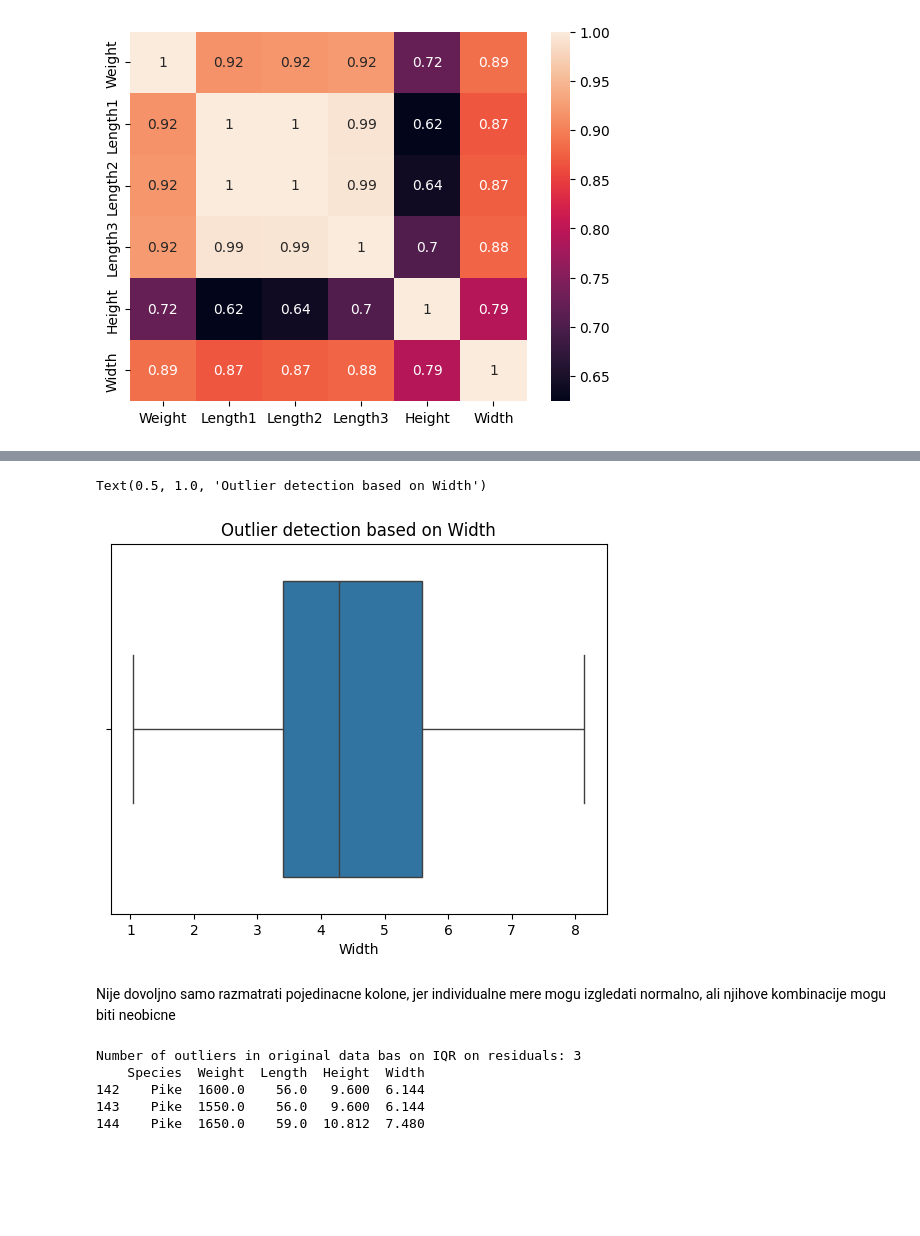
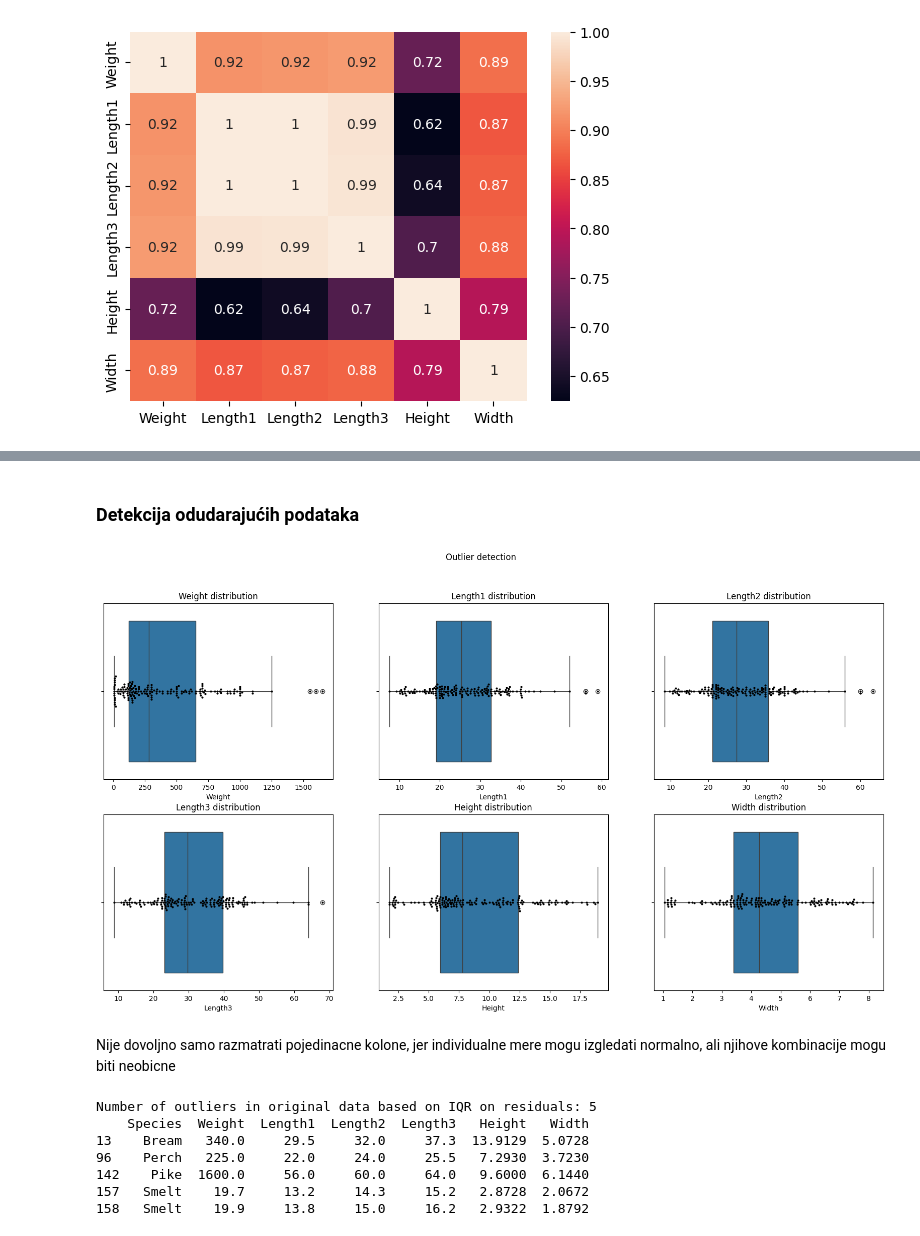
Before and after one commit to AnjaCvetkovic25/huber-vs-repeated-median, a Jupyter notebook: main.ipynb, the cells around one changed output, grey strips where cells are left out. Drawn from its saved outputs; the diff is of its cells as text; code cells hidden in the pictures; blank space fills up the shorter version.

```diff
--- a/main.ipynb
+++ b/main.ipynb
@@ -128,9 +103,17 @@ Text(0.5, 1.0, 'Outlier detection based on Height')
-# %%
-sns.boxplot(x = data['Width'])
-plt.title("Outlier detection based on Width")
-# %% [output]
-Text(0.5, 1.0, 'Outlier detection based on Width')
-[figure, removed]
+# %% [markdown]
+### Detekcija odudarajućih podataka
+# %%
+plt.figure(figsize = (20, 10))
+
+for i, j in enumerate(data.select_dtypes(include = "number").columns.to_list()):
+        plt.subplot(2, 3, i + 1)
+        sns.boxplot(data = data, x = j)
+        sns.swarmplot(data = data, x = j, color = "k", size = 3)
+        plt.title(f"{j} distribution")
+plt.suptitle("Outlier detection")
+plt.show()
+# %% [output]
+[figure, added]
 # %% [markdown]
 Nije dovoljno samo razmatrati pojedinacne kolone, jer individualne mere mogu izgledati normalno, ali njihove kombinacije mogu biti neobicne
 # %%
@@ -144,8 +126,10 @@ def outlier_detection(residuals):
     upper_bound = Q3 + 1.5 * IQR
     return [(residuals < lower_bound) | (residuals > upper_bound), lower_bound, upper_bound]
 # %%
-X = data[["Length", "Width", "Height"]]
-y = data["Weight"]
+#X = data[["Length", "Width", "Height"]]
+X = np.log(data[["Length1","Length2","Length3", "Width", "Height"]])
+#y = data["Weight"]
+y = np.log(data["Weight"])
 model = LinearRegression()
 model.fit(X, y)
 
@@ -157,11 +141,13 @@ outlier_mask, lower_bound, upper_bound = outlier_detection(residuals)
 
 outliers = data[outlier_mask]
 
-print("Number of outliers in original data bas on IQR on residuals:", len(outliers))
+print("Number of outliers in original data based on IQR on residuals:", len(outliers))
 print(outliers)
 # %% [output]
-Number of outliers in original data bas on IQR on residuals: 3
-    Species  Weight  Length  Height  Width
-142    Pike  1600.0    56.0   9.600  6.144
-143    Pike  1550.0    56.0   9.600  6.144
-144    Pike  1650.0    59.0  10.812  7.480
+Number of outliers in original data based on IQR on residuals: 5
+    Species  Weight  Length1  Length2  Length3   Height   Width
+13    Bream   340.0     29.5     32.0     37.3  13.9129  5.0728
+96    Perch   225.0     22.0     24.0     25.5   7.2930  3.7230
+142    Pike  1600.0     56.0     60.0     64.0   9.6000  6.1440
+157   Smelt    19.7     13.2     14.3     15.2   2.8728  2.0672
+158   Smelt    19.9     13.8     15.0     16.2   2.9322  1.8792
```
Also changed, not shown: parts of 21 cells of this notebook.
